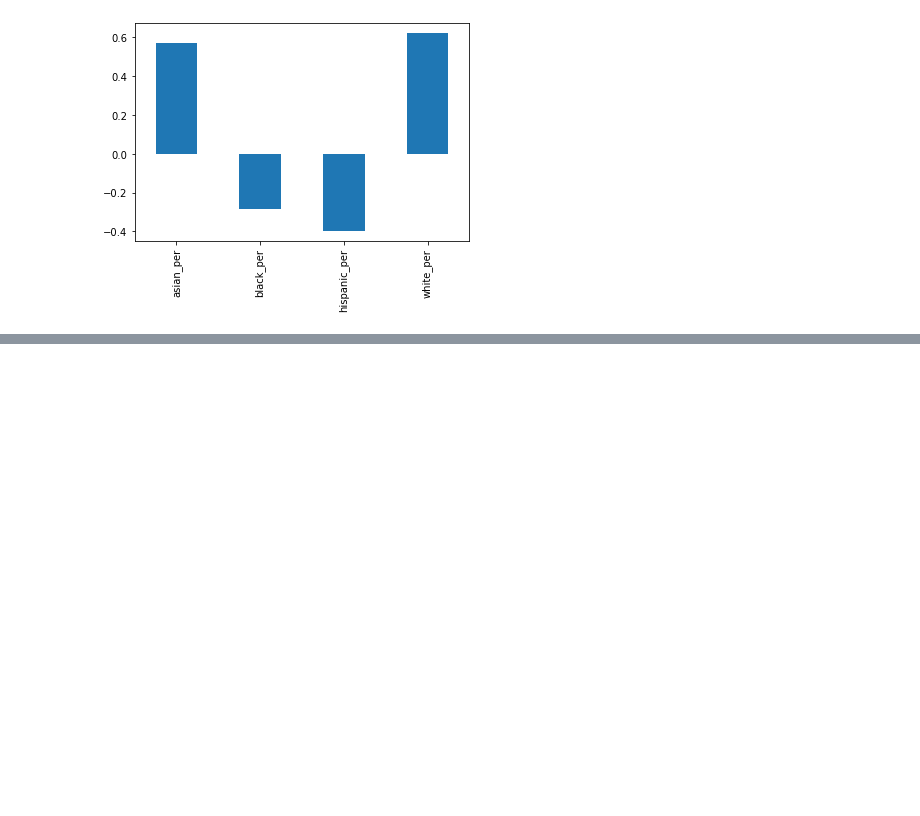
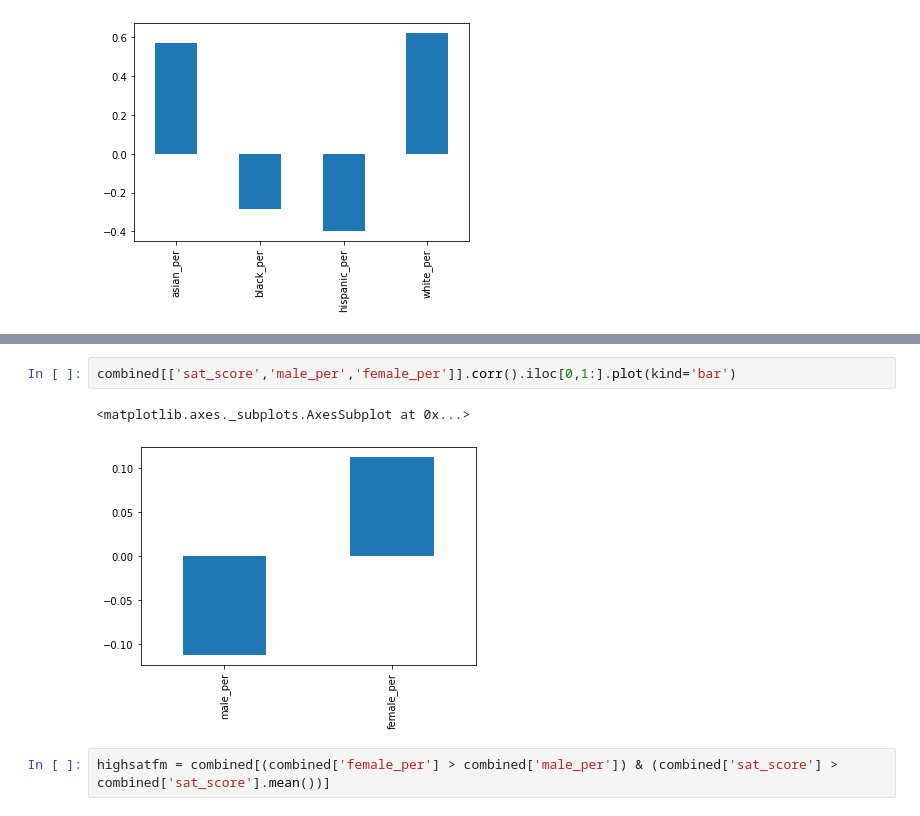
Before and after one commit to dnlsyfq/NYC-High-School-Data, a Jupyter notebook: Schools.ipynb, the cells around one changed output, grey strips where cells are left out. Saved outputs shown, nothing was run; the diff lists cells and outputs as text; blank space fills up the shorter version.

```diff
--- a/Schools.ipynb
+++ b/Schools.ipynb
@@ -258,0 +260,7 @@ combined[['sat_score','asian_per','black_per','hispanic_per','white_per']].corr(
+# %%
+combined[['sat_score','male_per','female_per']].corr().iloc[0,1:].plot(kind='bar')
+# %% [output]
+<matplotlib.axes._subplots.AxesSubplot at 0x...>
+[figure, added]
+# %%
+highsatfm = combined[(combined['female_per'] > combined['male_per']) & (combined['sat_score'] > combined['sat_score'].mean())]
```
Also changed, not shown: parts of 11 cells of this notebook.
